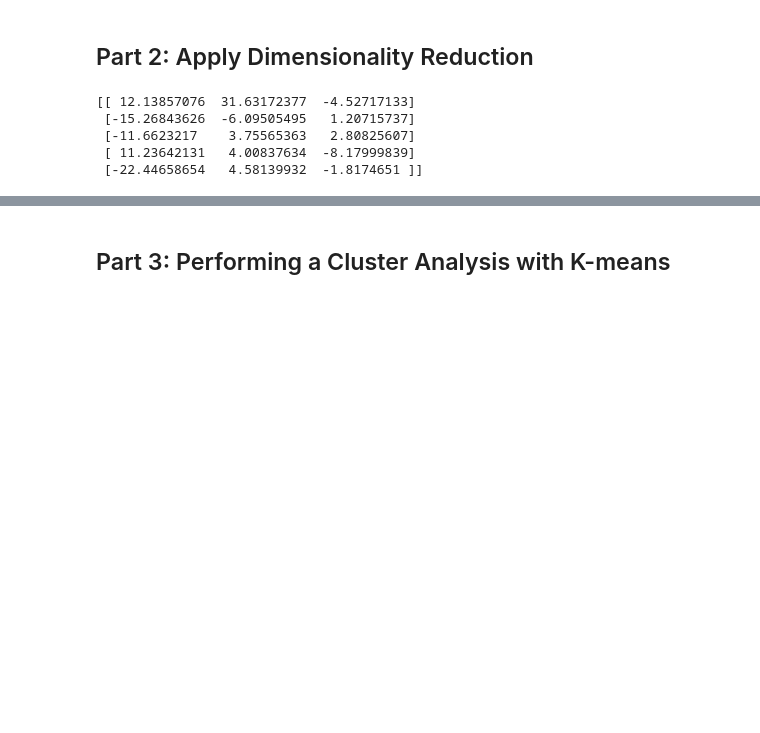
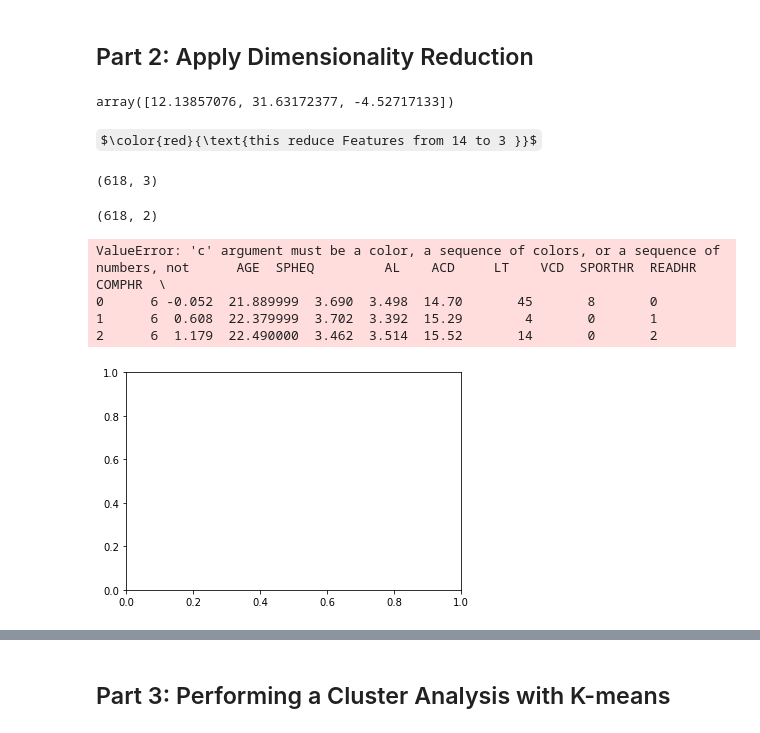
Before and after one commit to yaf978/Myopia-Clusters, a Jupyter notebook: myopia_clusters.ipynb, the cells around one changed output, grey strips where cells are left out. Drawn from its saved outputs; the diff is of its cells as text; code cells hidden in the pictures; some formulas as TeX source; blank space fills up the shorter version.

```diff
--- a/myopia_clusters.ipynb
+++ b/myopia_clusters.ipynb
@@ -85,15 +75,34 @@ print(data_scaled[0:5])
 pca = PCA(n_components=0.90)
 
 data_pca = pca.fit_transform(data)
-print(data_pca[0:5])
+data_pca[0]
 # %% [output]
-[[ 12.13857076  31.63172377  -4.52717133]
- [-15.26843626  -6.09505495   1.20715737]
- [-11.6623217    3.75565363   2.80825607]
- [ 11.23642131   4.00837634  -8.17999839]
- [-22.44658654   4.58139932  -1.8174651 ]]
+array([12.13857076, 31.63172377, -4.52717133])
+# %% [markdown]
+ $\color{red}{\text{this reduce Features from 14 to 3 }}$
+# %%
+data_pca.shape
+# %% [output]
+(618, 3)
 # %%
 # reducing the dataset dimensions with t-SNE and visually inspecting the results.
 # To do this run t-SNE on the principal components, which is the output of the PCA transformation.
+tsne =  tsne = TSNE(learning_rate=250)
+tsne_features = tsne.fit_transform(data_pca)
+
+tsne_features.shape
+# %% [output]
+(618, 2)
+# %%
+plot_df_x = tsne_features[:,0]
+plot_df_y = tsne_features[:,1]
+plt.scatter(plot_df_x,plot_df_y,c=data)
+plt.show()
+# %% [output]
+ValueError: 'c' argument must be a color, a sequence of colors, or a sequence of numbers, not      AGE  SPHEQ         AL    ACD     LT    VCD  SPORTHR  READHR  COMPHR  \
+0      6 -0.052  21.889999  3.690  3.498  14.70       45       8       0
+1      6  0.608  22.379999  3.702  3.392  15.29        4       0       1
+2      6  1.179  22.490000  3.462  3.514  15.52       14       0       2
+[figure, added]
 # %%
 # Create a scatter plot of the t-SNE output. Are there distinct clusters
```
Also changed, not shown: parts of 5 cells of this notebook.
